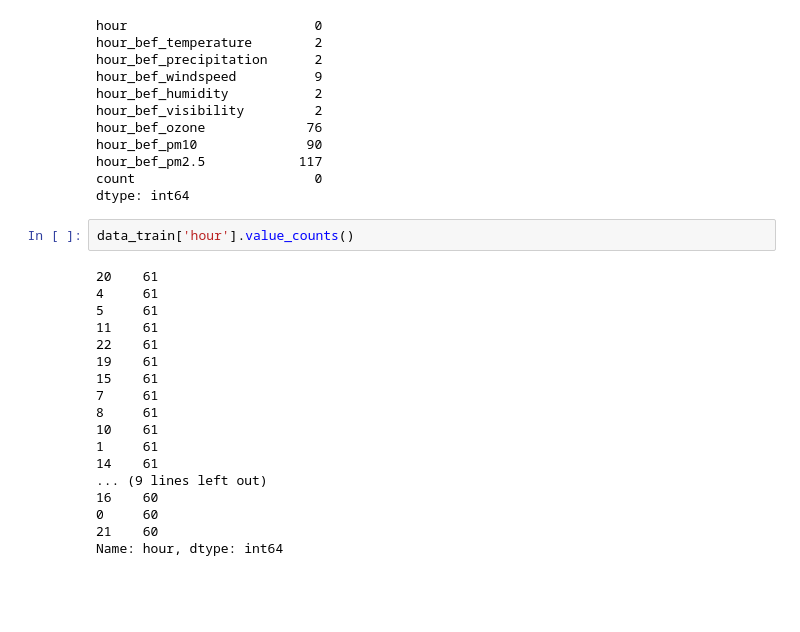
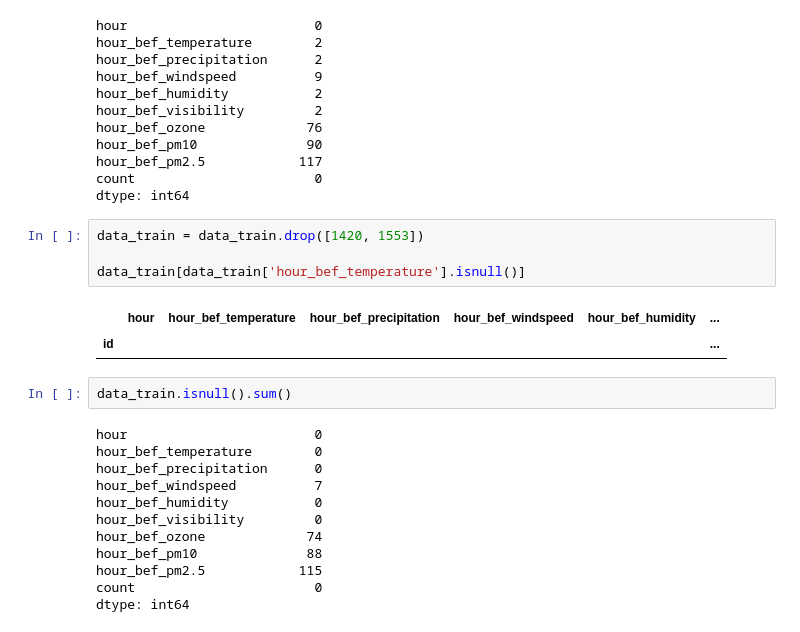
Before and after one commit to ms9648/-, a Jupyter notebook: 따릉이/train.ipynb, the cells around one changed output. Cells and saved outputs as stored; diff of their text form; blank space fills up the shorter version.

```diff
--- a/따릉이/train.ipynb
+++ b/따릉이/train.ipynb
@@ -55,23 +55,24 @@ hour_bef_pm10              90
 hour_bef_pm2.5            117
 count                       0
 dtype: int64
-# %%
-data_train['hour'].value_counts()
-# %% [output]
-20    61
-4     61
-5     61
-11    61
-22    61
-19    61
-15    61
-7     61
-8     61
-10    61
-1     61
-14    61
-... (9 lines left out)
-16    60
-0     60
-21    60
-Name: hour, dtype: int64
+# %%
+data_train = data_train.drop([1420, 1553])
+
+data_train[data_train['hour_bef_temperature'].isnull()]
+# %% [output]
+|  | hour | hour_bef_temperature | hour_bef_precipitation | hour_bef_windspeed | hour_bef_humidity | ... |
+| id |  |  |  |  |  | ... |
+# %%
+data_train.isnull().sum()
+# %% [output]
+hour                        0
+hour_bef_temperature        0
+hour_bef_precipitation      0
+hour_bef_windspeed          7
+hour_bef_humidity           0
+hour_bef_visibility         0
+hour_bef_ozone             74
+hour_bef_pm10              88
+hour_bef_pm2.5            115
+count                       0
+dtype: int64
```
Also changed, not shown: parts of 1 cell of this notebook.
